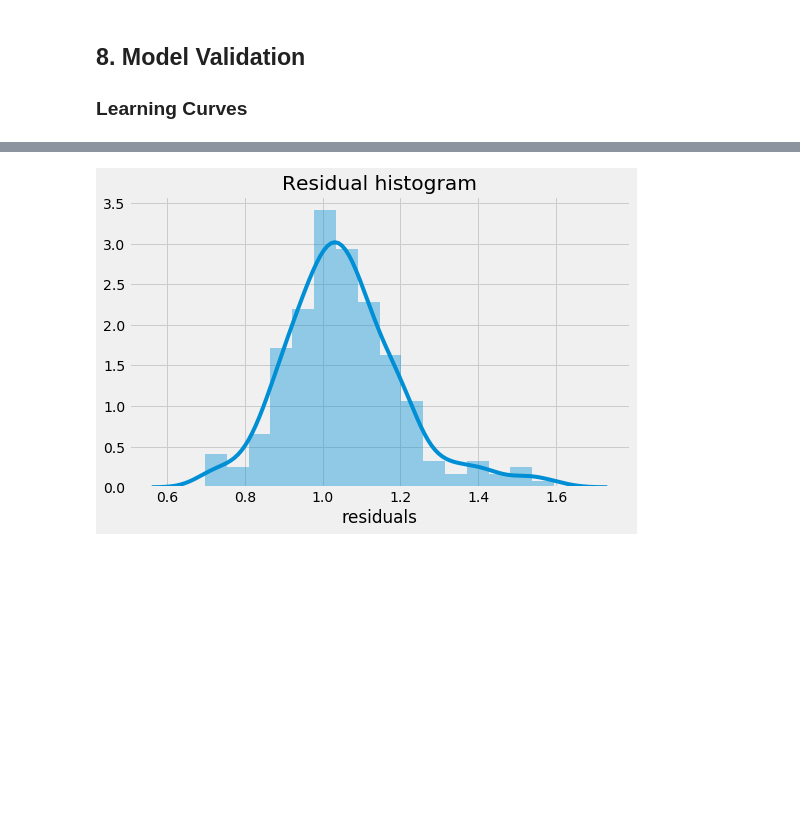
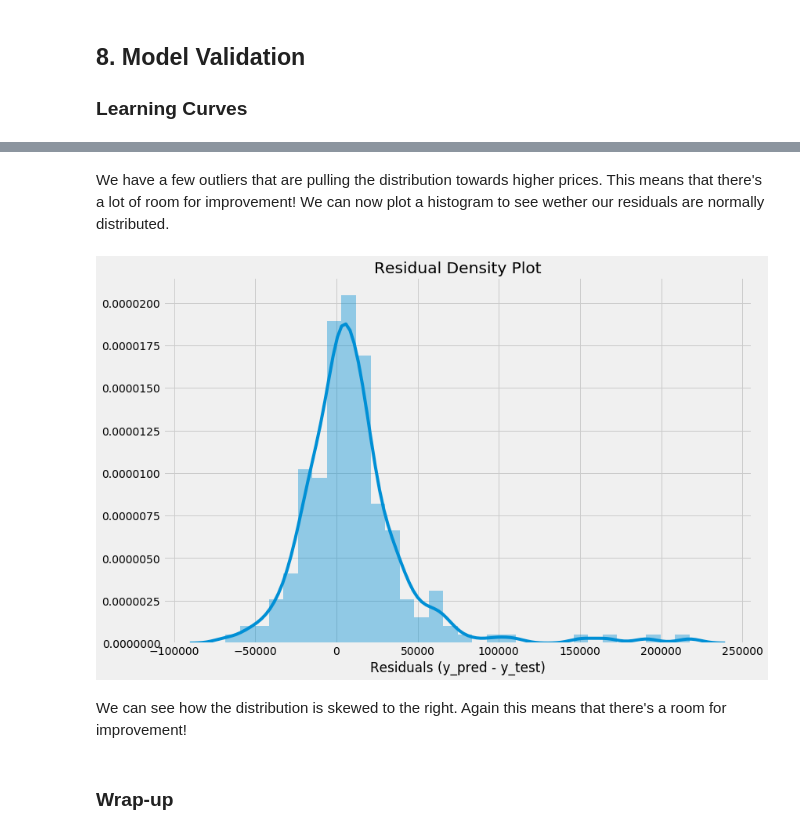
Before and after one commit to eliekawerk/structuring_ML_project, a Jupyter notebook: structuring-a-machine-learning-project.ipynb, the cells around one changed output, grey strips where cells are left out. Drawn from its saved outputs; the diff is of its cells as text; code cells hidden in the pictures; blank space fills up the shorter version.

Commit message:
Add explanations and wrap up

```diff
--- a/structuring-a-machine-learning-project.ipynb
+++ b/structuring-a-machine-learning-project.ipynb
@@ -637,7 +690,7 @@ for cat_col in cat_vars:
         sns.barplot(x=X_train[cat_col], y=np.exp(y_train), estimator=np.median, ax=ax[0])
         ax[0].set_title(f"SalePrice median verus {col} train")
         sns.barplot(x=X_test[cat_col], y=np.exp(y_test), estimator=np.median, ax=ax[1])
-        ax[1].set_title(f"SalePrice median verus {col} train")
+        ax[1].set_title(f"SalePrice median verus {col} test")
         plt.tight_layout()
         plt.show()
     except Exception as e:
@@ -847,13 +902,14 @@ feature_selection_pipeline = make_pipeline(
                                         )
 # %%
 feature_selection_pipeline.fit(X_train, y_train)
-selector = SelectFromModel(feature_selection_pipeline.named_steps['lassocv'], threshold=10**(-3),
+
+selector = SelectFromModel(feature_selection_pipeline.named_steps['lassocv'],
+                           threshold=10**(-3),
                            prefit=True)
 
-X_train_transf = selector.transform(X_train)
-X_test_trans = selector.transform(X_test)
-
 selected_cols = X_train.columns[selector.get_support()]
+X_train_transf = X_train[selected_cols]
+X_test_transf = X_test[selected_cols]
 
 cat_vars_trans = [col for col in cat_vars if col in selected_cols]
 num_vars_trans = [col for col in num_vars if col in selected_cols]
@@ -936,6 +1006,6 @@ INFO:root:Done from evaluating model RandomForestRegressor
 # %%
-with plt.style.context('tableau-colorblind10'):
-    fig, ax = plt.subplots(figsize=(10,6))
+with plt.style.context('fivethirtyeight'):
+    fig, ax = plt.subplots(figsize=(12,8))
     sns.boxplot(orient='h', data=results, ax=ax)
     plt.title(f"{N_SPLITS}-fold negative RMSE CV Scores of the different models.")
     plt.show()
@@ -1032,8 +1110,9 @@ plot_learning_curves(best_model, X_train, y_train, cv=cv)
 # %%
-resid_df = pd.DataFrame({'y': np.exp(y_test), 'residuals': np.exp(y_test - y_test_pred)})
+resid_df = pd.DataFrame({'y_test': np.exp(y_test),
+                         'Residuals (y_pred - y_test)': np.exp(y_test) - np.exp(y_test_pred)})
 
 with plt.style.context('fivethirtyeight'):
-    sns.lmplot(x='y', y='residuals', data=resid_df, fit_reg=False, aspect=1.5)
+    sns.lmplot(x='y_test', y='Residuals (y_pred - y_test)', data=resid_df, fit_reg=False, aspect=1.8)
     plt.title("Residual plot")
     plt.show()
 # %% [output]
@@ -1041,8 +1120,14 @@ with plt.style.context('fivethirtyeight'):
+# %% [markdown]
+We have a few outliers that are pulling the distribution towards higher prices. This means that there's a lot of room for improvement! We can now plot a histogram to see wether our residuals are normally distributed.
 # %%
 with plt.style.context('fivethirtyeight'):
-    fig, ax =  plt.subplots(figsize=(8,5))
-    sns.distplot(resid_df['residuals'])
-    plt.title("Residual histogram")
+    fig, ax =  plt.subplots(figsize=(12,8))
+    sns.distplot(resid_df['Residuals (y_pred - y_test)'], ax=ax)
+    plt.title("Residual Density Plot")
     plt.show()
 # %% [output]
-[figure, old version]
+[figure, new version]
+# %% [markdown]
+We can see how the distribution is skewed to the right. Again this means that there's a room for improvement!
+# %% [markdown]
+### Wrap-up
```
Also changed, not shown: parts of 24 cells of this notebook.
